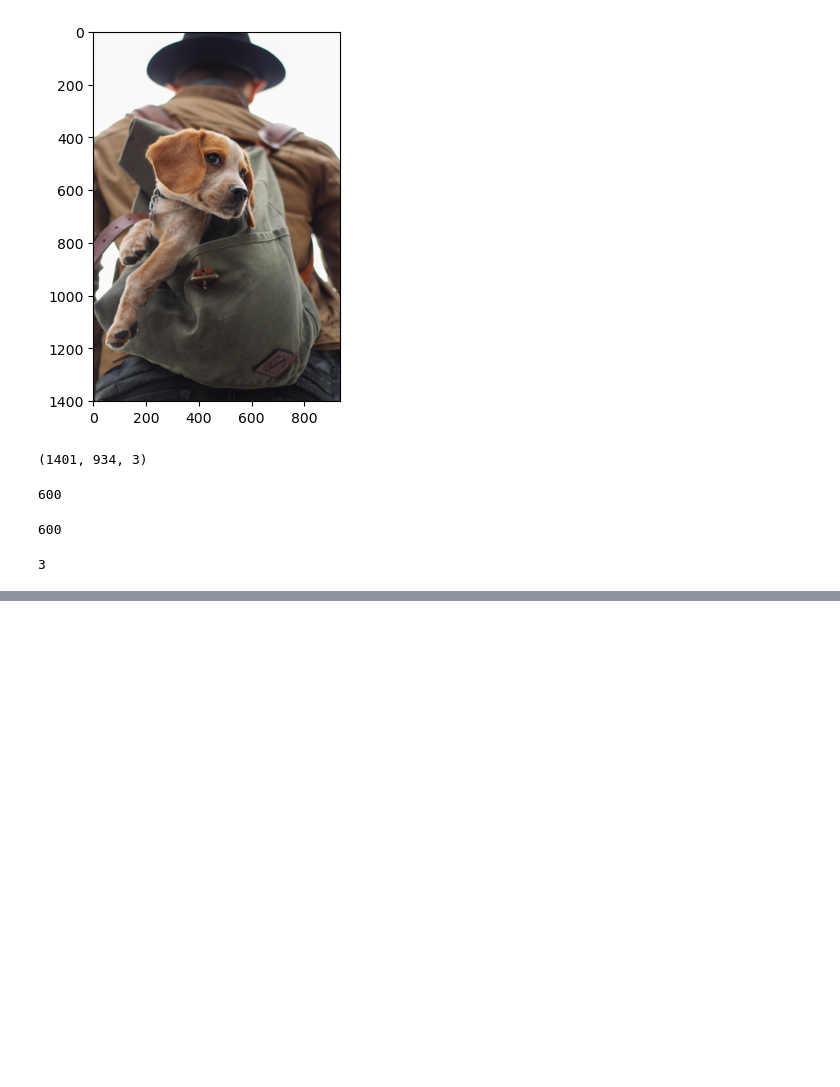
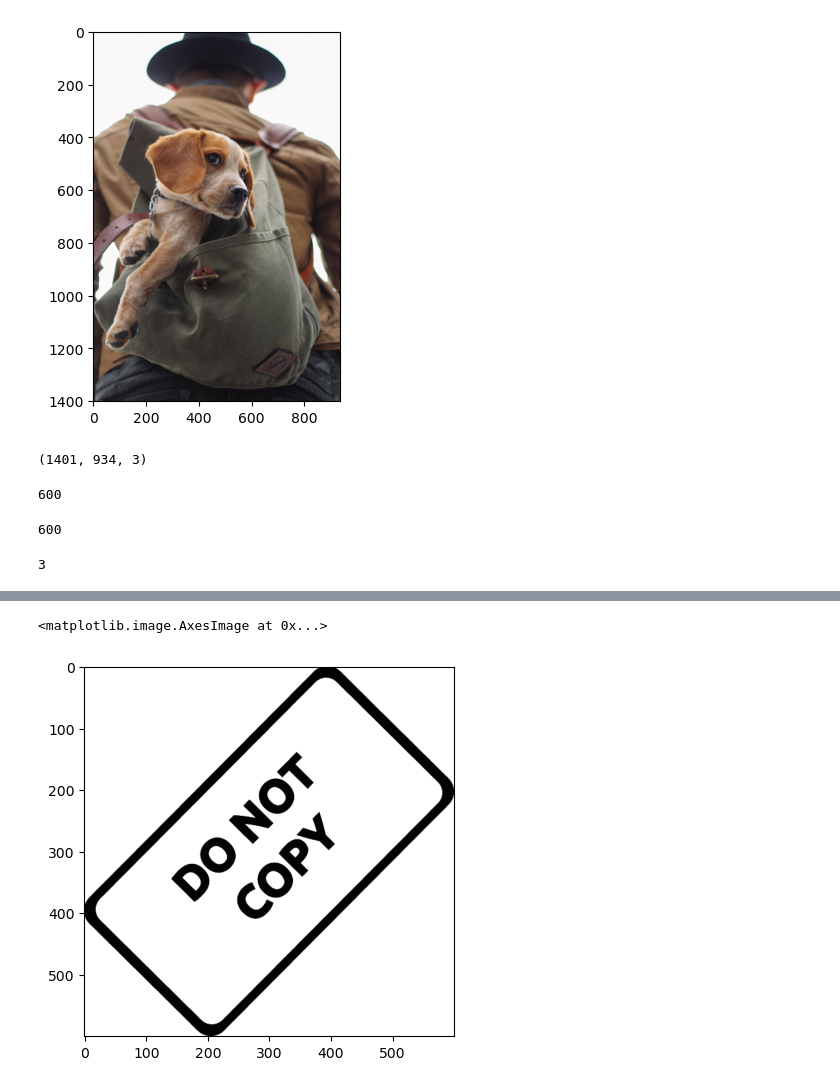
Before and after one commit to Inupa6677/computer-vision-new, a Jupyter notebook: blending 2 images.ipynb, the cells around one changed output, grey strips where cells are left out. Drawn from its saved outputs; the diff is of its cells as text; code cells hidden in the pictures; blank space fills up the shorter version.

```diff
--- a/blending 2 images.ipynb
+++ b/blending 2 images.ipynb
@@ -146,0 +159,5 @@ plt.imshow
+# %%
+plt.imshow(img2gray, cmap = 'gray')
+# %% [output]
+<matplotlib.image.AxesImage at 0x...>
+[figure, added]
```
Also changed, not shown: parts of 17 cells of this notebook.
